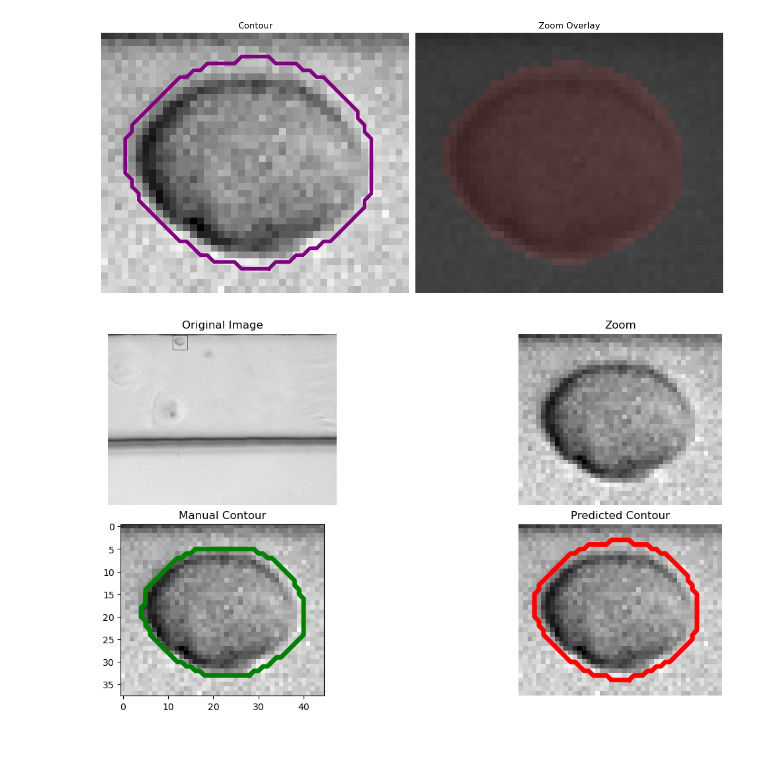
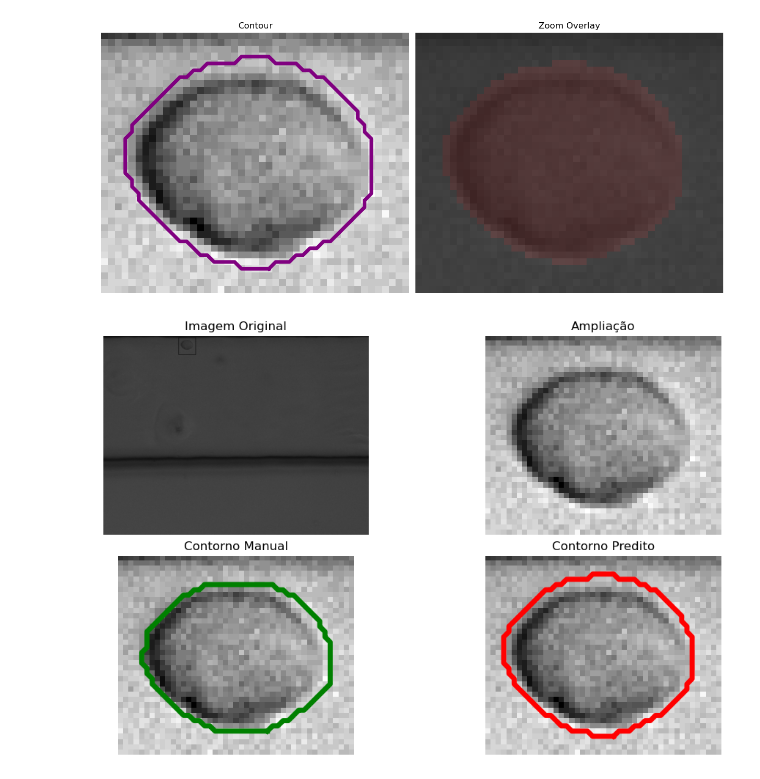
Before and after one commit to walacevale/Portfolio, a Jupyter notebook: Cell_Segmentation/src/analyse_images.ipynb, the cells around one changed output. Drawn from its saved outputs; the diff is of its cells as text; code cells hidden in the pictures; blank space fills up the shorter version.

Commit message:
padronizando e melhorando texto

```diff
--- a/Cell_Segmentation/src/analyse_images.ipynb
+++ b/Cell_Segmentation/src/analyse_images.ipynb
@@ -31,8 +31,8 @@ Imagens unique values:  [  0 255]
 # %%
 fig, axs = plt.subplots(1, 3, layout='constrained', figsize=(18, 10))
 
-image_exemple = cv2.imread(path_files_images[3])
-mask_exemple = cv2.imread(path_files_masks[5])
+image_exemple = cv2.imread('../Figs\img_exemplo.png')
+mask_exemple = cv2.imread('../Figs\mask_exemplo.png')
 
 mask2overlay = mask_exemple.copy()
 mask2overlay[:,:,1:] = 0 # Keep only red channel
@@ -75,51 +75,51 @@ ax[1].axis('off')
 (-0.5, 44.5, 37.5, -0.5)
 [figure]
 # %%
-image_for_crop = cv2.imread(path_files_images[3], cv2.IMREAD_GRAYSCALE)
-img_crop = image_for_crop[y0:y1,x0:x1]
-img_manual = cv2.imread('../Figs\Mask_MANUAL.png', cv2.IMREAD_GRAYSCALE)
-start = (y0, x0)
+img_crop = image_exemple[y0:y1, x0:x1]
+
+img_manual = cv2.imread('../Figs/Mask_MANUAL.png', cv2.IMREAD_GRAYSCALE)
+
+start  = (y0, x0)
 extent = (45, 45)
 
-rr, cc = rectangle_perimeter(start=start, extent=extent, shape=image_for_crop.shape)
-image_for_crop[rr, cc] = 1
+rr, cc = rectangle_perimeter(start=start, extent=extent, shape=image_exemple.shape)
+image_exemple[rr, cc] = 1
 
 
-
-fig, ax = plt.subplots(2, 2, layout='constrained', figsize=(12, 6))
-
-contours = measure.find_contours(mask_exemple[y0:y1,x0:x1,0], 0.8)
-
+contours = measure.find_contours(mask_exemple[y0:y1, x0:x1, 0], 0.8)
 contours_manual = measure.find_contours(img_manual, 0.8)
 
 
-
-ax[1,1].set_title('Predicted Contour')
-ax[1,1].imshow(image_exemple[y0:y1,x0:x1, 0], cmap='gray')
-
-for contour in contours:
-    ax[1,1].plot(contour[:, 1], contour[:, 0], linewidth=5, color = 'red')
-
-ax[1,1].axis("off")
-
-for contour in contours_manual:
-    ax[1,0].plot(contour[:, 1], contour[:, 0], linewidth=5, color = 'green')
-
-ax[1,0].set_title('Manual Contour')
-ax[1,0].imshow(img_crop, cmap = 'gray')
+fig, ax = plt.subplots(2, 2, layout='constrained', figsize=(10, 6))
 
 
-ax[0,0].set_title('Original Image')
-ax[0,0].imshow(image_for_crop, cmap='gray')
+ax[0, 0].set_title('Imagem Original')
+ax[0, 0].imshow(image_exemple, cmap='gray')
+ax[0, 0].axis('off')
 
-ax[0,0].axis("off")
 
-ax[0,1].set_title('Zoom')
-ax[0,1].imshow(img_crop, cmap='gray')
-ax[0,1].axis('off')
+ax[0, 1].set_title('Ampliação')
+ax[0, 1].imshow(img_crop[:,:,1], cmap='gray') # Usei canal verde apenas para melhor visualizacao
+ax[0, 1].axis('off')
+
+
+ax[1, 0].set_title('Contorno Manual')
+ax[1, 0].imshow(img_crop[:,:,1], cmap='gray')
+for contour in contours_manual:
+    ax[1, 0].plot(contour[:, 1], contour[:, 0], linewidth=5, color='green')
+ax[1, 0].axis('off')
+
+
+ax[1, 1].set_title('Contorno Predito')
+ax[1, 1].imshow(image_exemple[y0:y1, x0:x1, 1], cmap='gray')
+for contour in contours:
+    ax[1, 1].plot(contour[:, 1], contour[:, 0], linewidth=5, color='red')
+ax[1, 1].axis('off')
+
+
 plt.show()
 # %% [output]
-[figure, old version]
+[figure, new version]
 # %%
 cell_crop_train = cv2.imread('../Figs\cell_crop_train.png', cv2.IMREAD_GRAYSCALE)
 mask_crop_train = cv2.imread('../Figs\masks_crop_train.png', cv2.IMREAD_GRAYSCALE)
```
Also changed, not shown: parts of 3 cells of this notebook, 8 other files.
